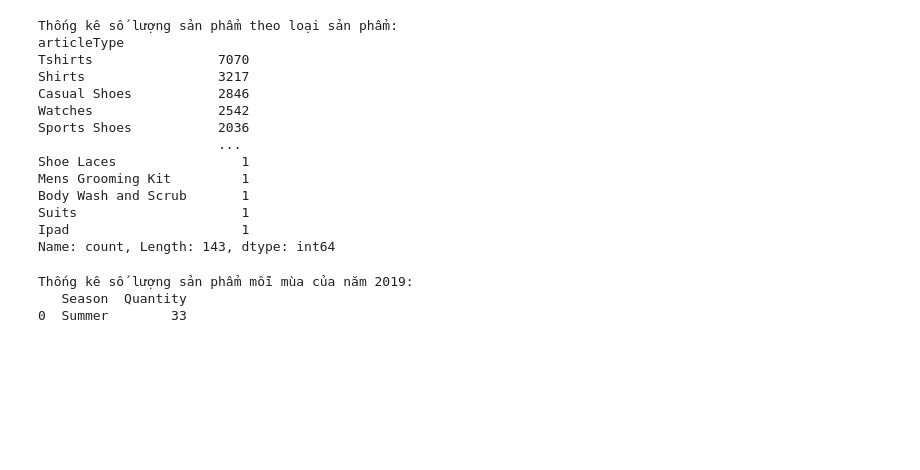
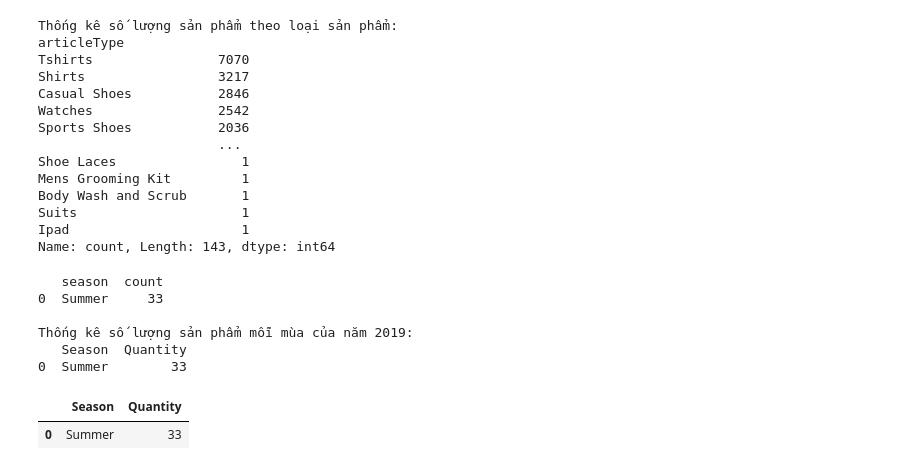
Before and after one commit to tuananhnguyen0103/AdvancedPython, a Jupyter notebook: Pandas_Practice.ipynb, the cells around one changed output. Saved outputs shown, nothing was run; the diff lists cells and outputs as text; code cells hidden in the pictures; blank space fills up the shorter version.

```diff
--- a/Pandas_Practice.ipynb
+++ b/Pandas_Practice.ipynb
@@ -447,10 +449,22 @@ Name: count, Length: 143, dtype: int64
 # %%
 # f) Thống kê số lượng sản phẩm mỗi mùa của năm 2019 với 2 cột: Season, Quantity
 season_2019_counts = products_2019['season'].value_counts().reset_index()
+print(season_2019_counts)
 season_2019_counts.columns = ['Season', 'Quantity']
 print("\nThống kê số lượng sản phẩm mỗi mùa của năm 2019:")
 print(season_2019_counts)
 # %% [output]
+   season  count
+0  Summer     33
+
 Thống kê số lượng sản phẩm mỗi mùa của năm 2019:
    Season  Quantity
 0  Summer        33
+# %%
+season_2019 = df[df["year"]==2019]
+season_2019 = season_2019["season"].value_counts().reset_index()
+season_2019.columns = ['Season', 'Quantity']
+season_2019
+# %% [output]
+|  | Season | Quantity |
+| 0 | Summer | 33 |
```
Also changed, not shown: parts of 9 cells of this notebook, 12 other files.
